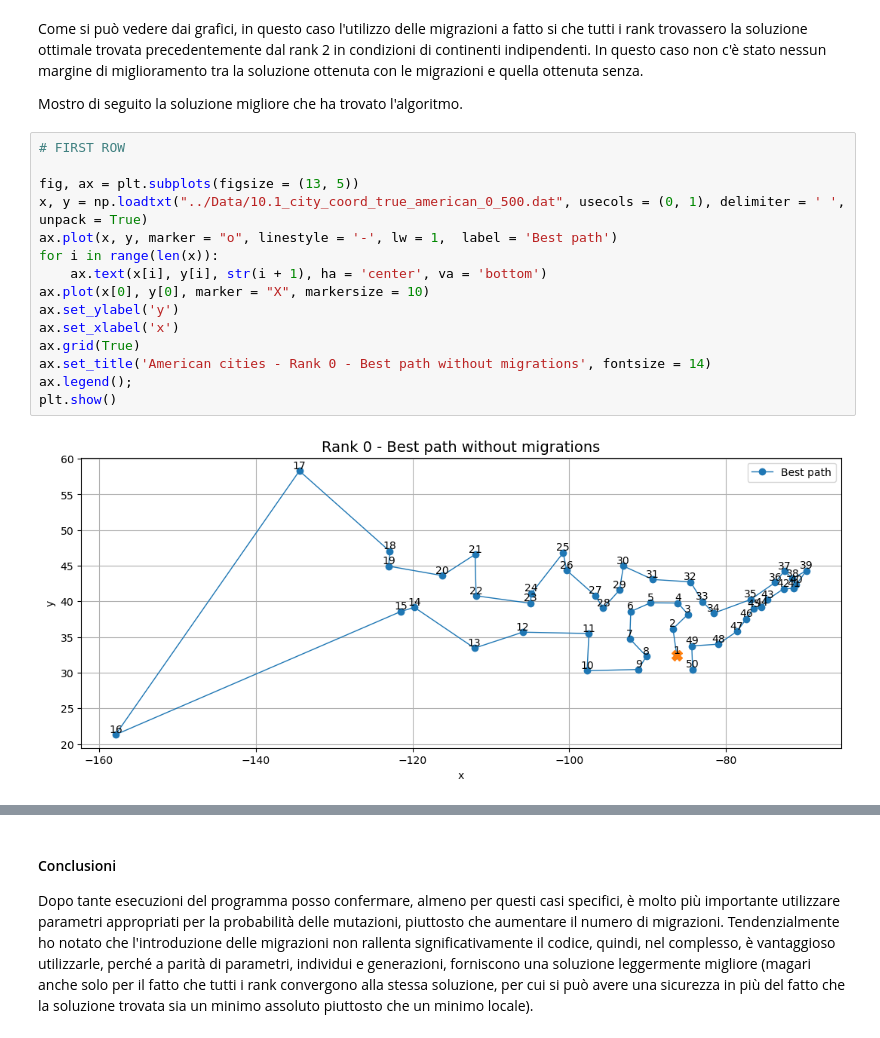
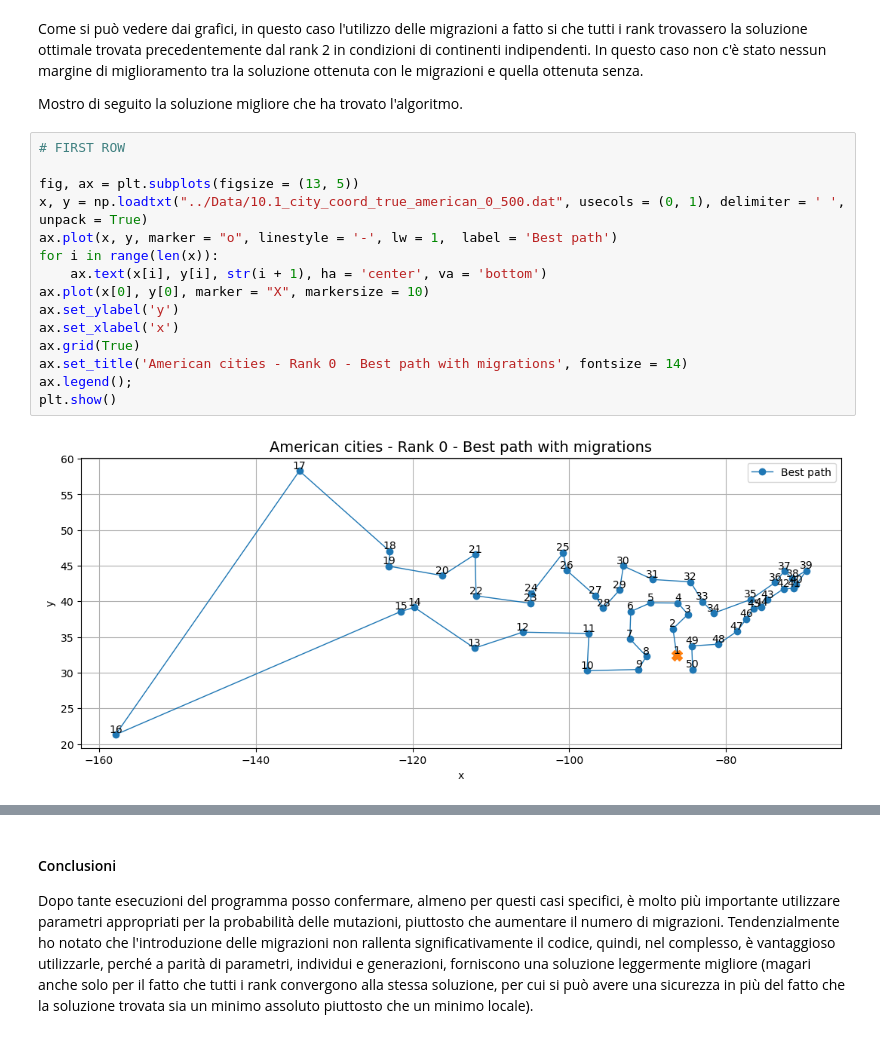
Before and after one commit to matteopicciolini/Numeric-Simulation-Laboratory, a Jupyter notebook: JupyterNotebooks/Exercises_10.ipynb, the cells around one changed output, grey strips where cells are left out. Cells and saved outputs as stored; diff of their text form.

```diff
--- a/JupyterNotebooks/Exercises_10.ipynb
+++ b/JupyterNotebooks/Exercises_10.ipynb
@@ -489,20 +489,20 @@ Mostro di seguito la soluzione migliore che ha trovato l'algoritmo.
 # %%
 # FIRST ROW
 
 fig, ax = plt.subplots(figsize = (13, 5))
 x, y = np.loadtxt("../Data/10.1_city_coord_true_american_0_500.dat", usecols = (0, 1), delimiter = ' ', unpack = True)
 ax.plot(x, y, marker = "o", linestyle = '-', lw = 1,  label = 'Best path')
 for i in range(len(x)):
     ax.text(x[i], y[i], str(i + 1), ha = 'center', va = 'bottom')
 ax.plot(x[0], y[0], marker = "X", markersize = 10)
 ax.set_ylabel('y')
 ax.set_xlabel('x')
 ax.grid(True)
-ax.set_title('American cities - Rank 0 - Best path without migrations', fontsize = 14)
+ax.set_title('American cities - Rank 0 - Best path with migrations', fontsize = 14)
 ax.legend();
 plt.show()
 # %% [output]
-[figure, old version]
+[figure, new version]
 # %% [markdown]
 <img src="../Data/10.1_true_animation.gif"/>
 # %% [markdown]
```
Also changed, not shown: parts of 2 cells of this notebook.
